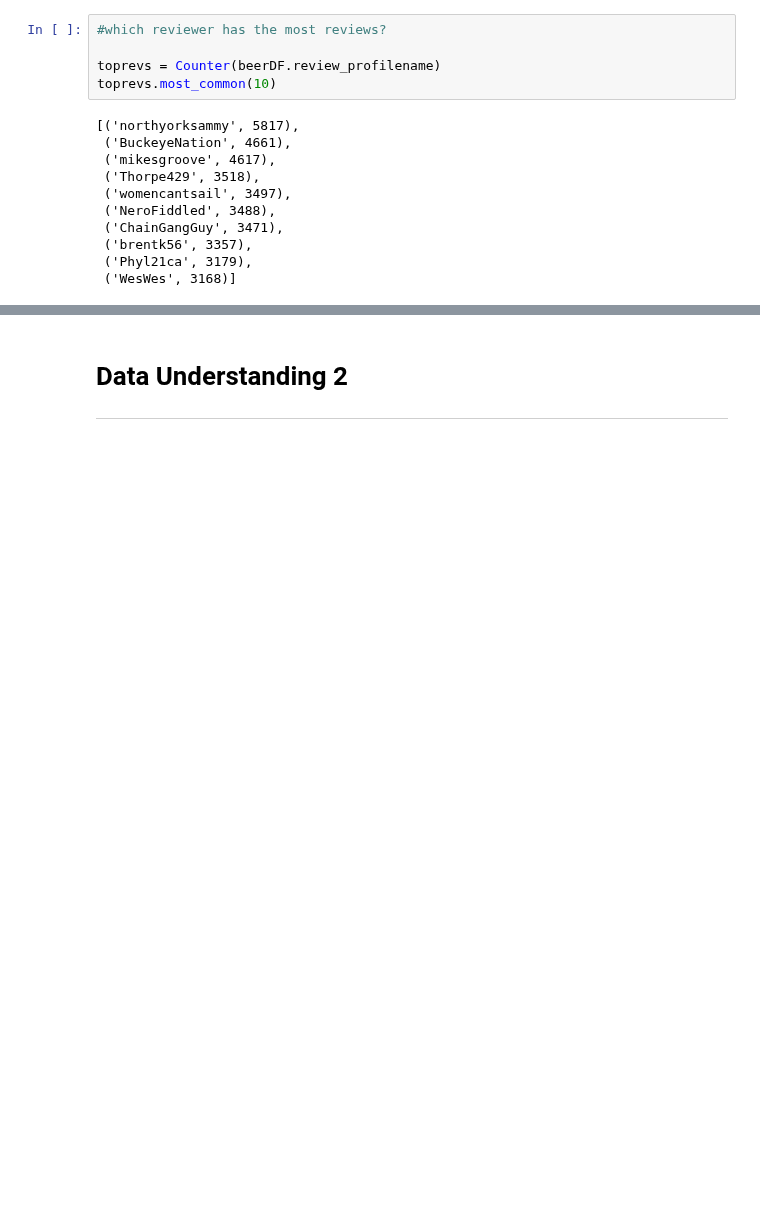
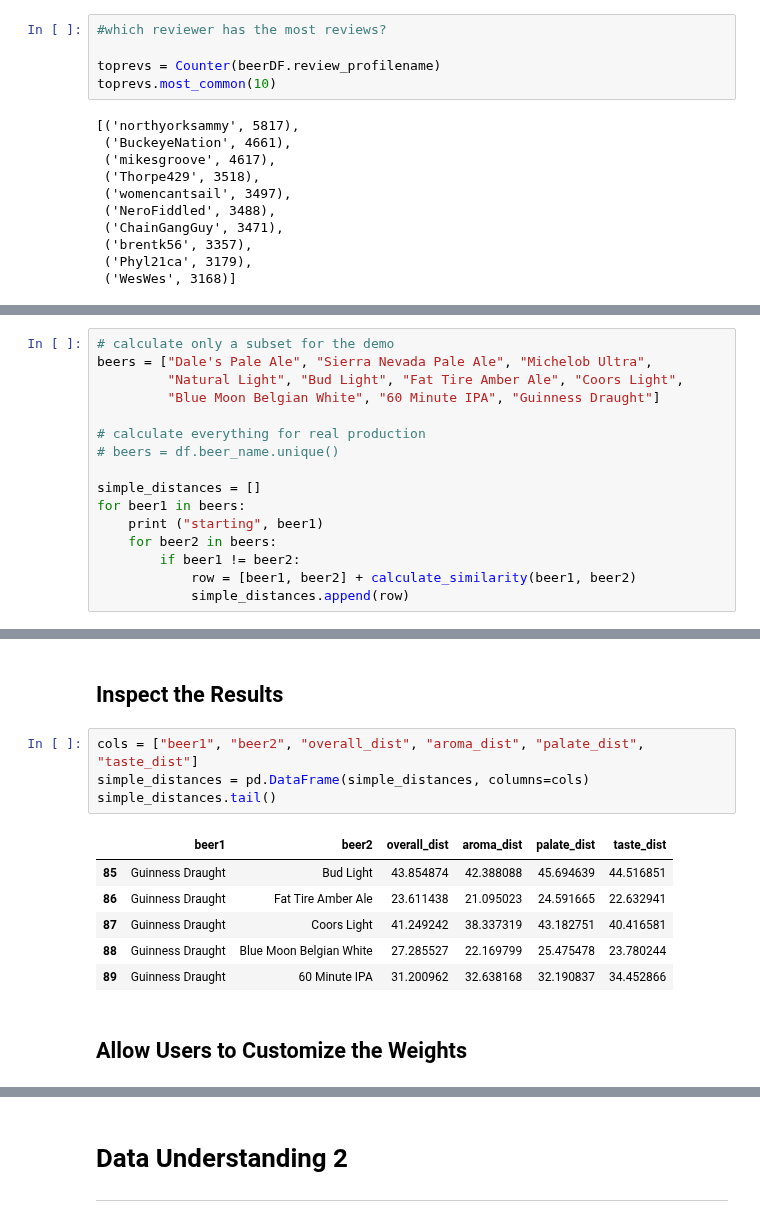
Before and after one commit to wkerneck/DataMiningClass, a Jupyter notebook: 7331_Data_MiningProject_3_CC.ipynb, the cells around one changed output, grey strips where cells are left out. Saved outputs shown, nothing was run; the diff lists cells and outputs as text; blank space fills up the shorter version.

```diff
--- a/7331_Data_MiningProject_3_CC.ipynb
+++ b/7331_Data_MiningProject_3_CC.ipynb
@@ -396,0 +269,16 @@ Let's use the variables to predict future records in the NASA human resources da
+# %%
+# calculate only a subset for the demo
+beers = ["Dale's Pale Ale", "Sierra Nevada Pale Ale", "Michelob Ultra",
+         "Natural Light", "Bud Light", "Fat Tire Amber Ale", "Coors Light",
+         "Blue Moon Belgian White", "60 Minute IPA", "Guinness Draught"]
+
+# calculate everything for real production
+# beers = df.beer_name.unique()
+
+simple_distances = []
+for beer1 in beers:
+    print ("starting", beer1)
+    for beer2 in beers:
+        if beer1 != beer2:
+            row = [beer1, beer2] + calculate_similarity(beer1, beer2)
+            simple_distances.append(row)
@@ -396,0 +296,15 @@ Let's use the variables to predict future records in the NASA human resources da
+# %% [markdown]
+## Inspect the Results
+# %%
+cols = ["beer1", "beer2", "overall_dist", "aroma_dist", "palate_dist", "taste_dist"]
+simple_distances = pd.DataFrame(simple_distances, columns=cols)
+simple_distances.tail()
+# %% [output]
+|  | beer1 | beer2 | overall_dist | aroma_dist | palate_dist | taste_dist |
+| 85 | Guinness Draught | Bud Light | 43.854874 | 42.388088 | 45.694639 | 44.516851 |
+| 86 | Guinness Draught | Fat Tire Amber Ale | 23.611438 | 21.095023 | 24.591665 | 22.632941 |
+| 87 | Guinness Draught | Coors Light | 41.249242 | 38.337319 | 43.182751 | 40.416581 |
+| 88 | Guinness Draught | Blue Moon Belgian White | 27.285527 | 22.169799 | 25.475478 | 23.780244 |
+| 89 | Guinness Draught | 60 Minute IPA | 31.200962 | 32.638168 | 32.190837 | 34.452866 |
+# %% [markdown]
+## Allow Users to Customize the Weights
```
Also changed, not shown: parts of 33 cells of this notebook.
